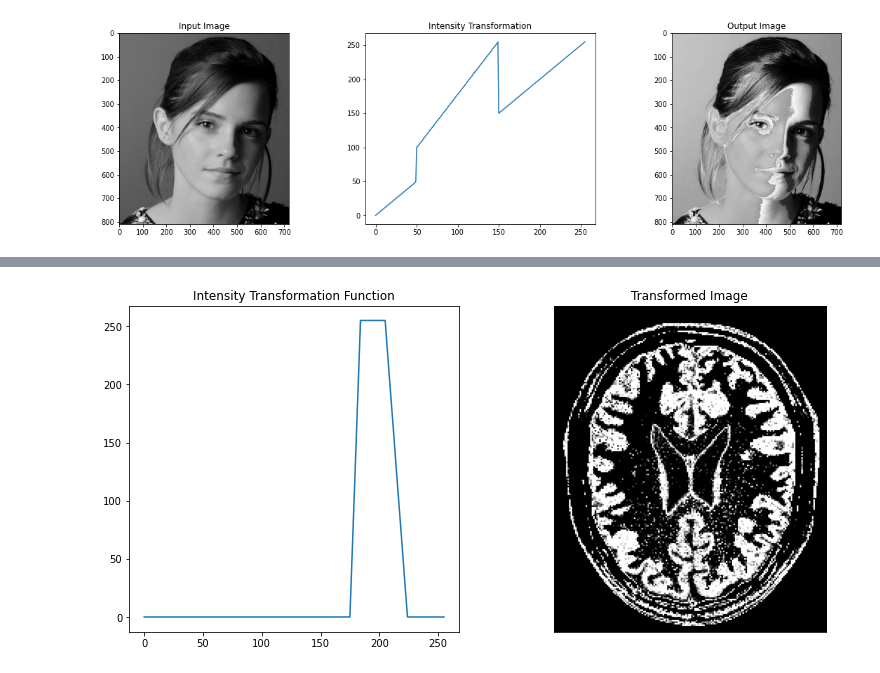
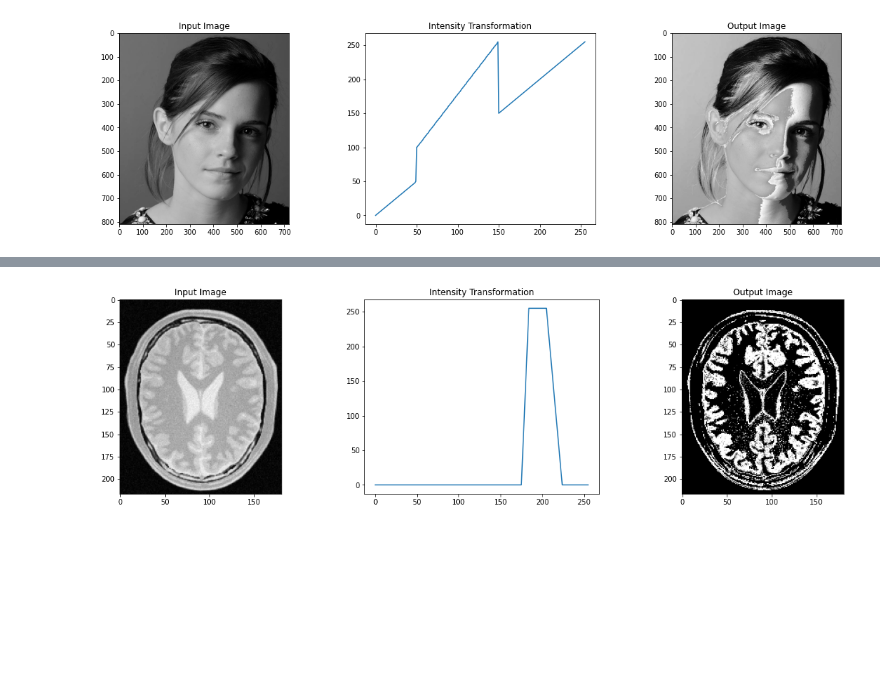
Before and after one commit to DilshiTP/Image-Processing, a Jupyter notebook: Assignments/190626H-Assignment_1.ipynb, the cells around one changed output, grey strips where cells are left out. Cells and saved outputs as stored; diff of their text form; code cells hidden in the pictures; blank space fills up the shorter version.

```diff
--- a/Assignments/190626H-Assignment_1.ipynb
+++ b/Assignments/190626H-Assignment_1.ipynb
@@ -21,17 +21,17 @@ plt.show()
 # %% [output]
 [figure]
 # %%
-transform2 = np.concatenate((np.linspace(255, 255, 150), np.linspace(255, 0, 50), np.linspace(0, 0, 56)), axis=0).astype(np.uint8)
-fig2 = cv.imread("brain_proton_density_slice.png", cv.IMREAD_GRAYSCALE)
-
-fig2_transformed_1 = cv.LUT(fig2, transform2)
-fig, ax = plt.subplots(1, 2, figsize=(13, 6))
-ax[0].plot(transform2)
-ax[0].set_title("Intensity Transformation Function")
-ax[1].imshow(fig2_transformed_1, cmap = "gray", vmin=0, vmax=255)
-ax[1].get_xaxis().set_visible(False)
-ax[1].get_yaxis().set_visible(False)
-ax[1].set_title("Transformed Image")
+transform_white = np.concatenate((np.linspace(255, 255, 150), np.linspace(255, 0, 50), np.linspace(0, 0, 56)), axis=0).astype(np.uint8)
+im2 = cv.imread("brain_proton_density_slice.png", cv.IMREAD_GRAYSCALE)
+assert im2 is not None
+im2_transformed = cv.LUT(im2, transform_white)
+fig, ax = plt.subplots(1, 3, figsize=(20, 5))
+ax[0].imshow(im2, cmap = "gray", vmin=0, vmax=255)
+ax[0].set_title("Input Image")
+ax[1].plot(transform_white)
+ax[1].set_title("Intensity Transformation")
+ax[2].imshow(im2_transformed, cmap = "gray", vmin=0, vmax=255)
+ax[2].set_title("Output Image")
 
 plt.show()
 # %% [output]
@@ -39,18 +39,18 @@ plt.show()
 # %%
-transform3 = np.concatenate((np.linspace(0, 0, 175), np.linspace(0, 255, 10), np.linspace(255, 255, 20), np.linspace(255, 0, 20), np.linspace(0, 0, 31)), axis=0).astype(np.uint8)
+transform_gray = np.concatenate((np.linspace(0, 0, 175), np.linspace(0, 255, 10), np.linspace(255, 255, 20), np.linspace(255, 0, 20), np.linspace(0, 0, 31)), axis=0).astype(np.uint8)
 
-fig2_transformed_2 = cv.LUT(fig2, transform3)
-fig, ax = plt.subplots(1, 2, figsize=(13, 6))
-ax[0].plot(transform3)
-ax[0].set_title("Intensity Transformation Function")
-ax[1].imshow(fig2_transformed_2, cmap="gray", vmin=0, vmax=255)
-ax[1].get_xaxis().set_visible(False)
-ax[1].get_yaxis().set_visible(False)
-ax[1].set_title("Transformed Image")
+im2_transforme_gray = cv.LUT(im2, transform_gray)
+fig, ax = plt.subplots(1, 3, figsize=(20, 5))
+ax[0].imshow(im2, cmap = "gray", vmin=0, vmax=255)
+ax[0].set_title("Input Image")
+ax[1].plot(transform_gray)
+ax[1].set_title("Intensity Transformation")
+ax[2].imshow(im2_transforme_gray, cmap="gray", vmin=0, vmax=255)
+ax[2].set_title("Output Image")
 
 plt.show()
 # %% [output]
-[figure, old version]
+[figure, new version]
 # %%
 gamma = 0.8
 
```
Also changed, not shown: parts of 8 cells of this notebook.
